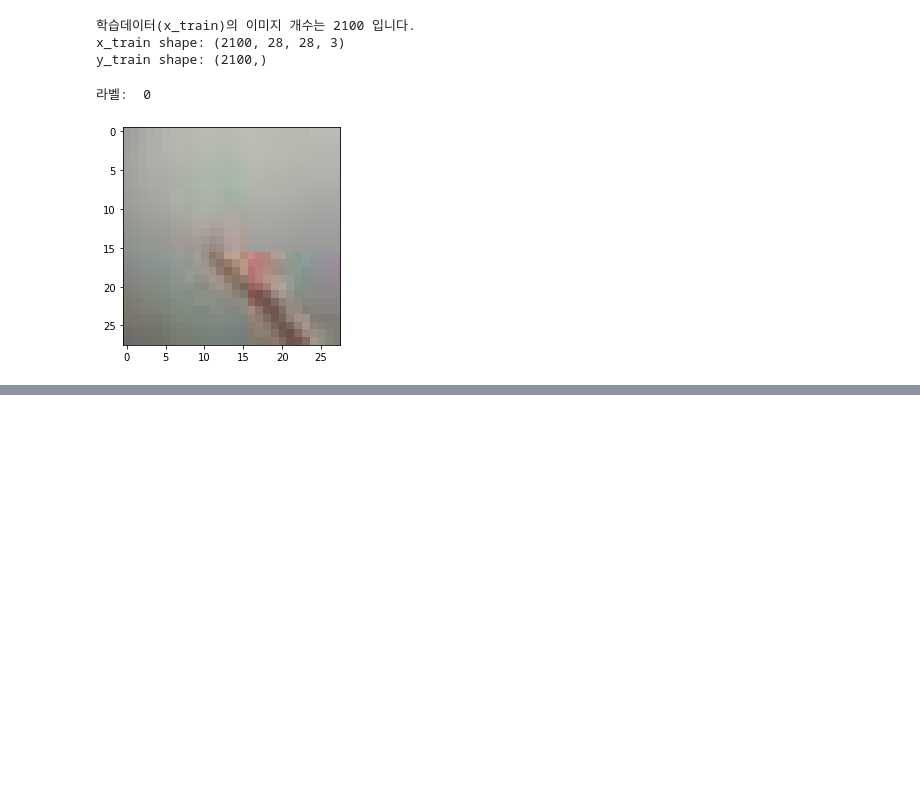
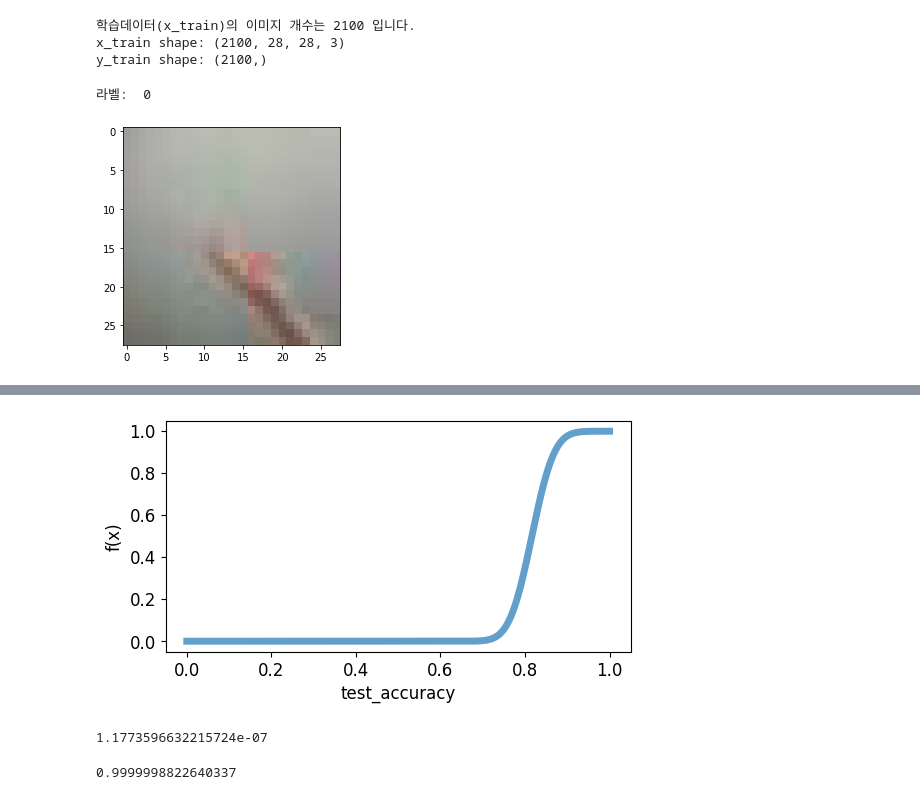
Before and after one commit to ahgnus/explore_deeplearning, a Jupyter notebook: [E_05]_rcp.ipynb, the cells around one changed output, grey strips where cells are left out. Cells and saved outputs as stored; diff of their text form; code cells hidden in the pictures; blank space fills up the shorter version.

```diff
--- a/[E_05]_rcp.ipynb
+++ b/[E_05]_rcp.ipynb
@@ -1388,0 +1524,22 @@ test_accuracy: 0.8595238327980042
+# %%
+# 모델의 test_accuracy의 누적 분포함수
+from scipy.special import erf
+
+plt.style.use('default')
+plt.rcParams['figure.figsize'] = (6, 3)
+plt.rcParams['font.size'] = 12
+plt.rcParams['lines.linewidth'] = 5
+
+mu1, sigma1 = 0.8162977863365496, 0.041845974259723036
+
+x = np.linspace(0, 1, 1000)
+y_cum = 0.5 * (1 + erf((x - mu1)/(np.sqrt(2 * sigma1**2))))
+
+plt.plot(x, y_cum, alpha=0.7)
+
+plt.xlabel('test_accuracy')
+plt.ylabel('f(x)')
+
+plt.show()
+# %% [output]
+[figure, added]
@@ -1388,0 +1551,10 @@ test_accuracy: 0.8595238327980042
+# %%
+# x = 0.6까지의 누적분포함수 값 탐색
+norm_dist.cdf(0.6)
+# %% [output]
+1.1773596632215724e-07
+# %%
+# x > 0.6 확률
+1-norm_dist.cdf(0.6) # 약 99.999% 확률로 위 모델의 test_accuracy는 60%(0.6) 보다 큰값을 나타낸다.
+# %% [output]
+0.9999998822640337
```
Also changed, not shown: parts of 36 cells of this notebook.
